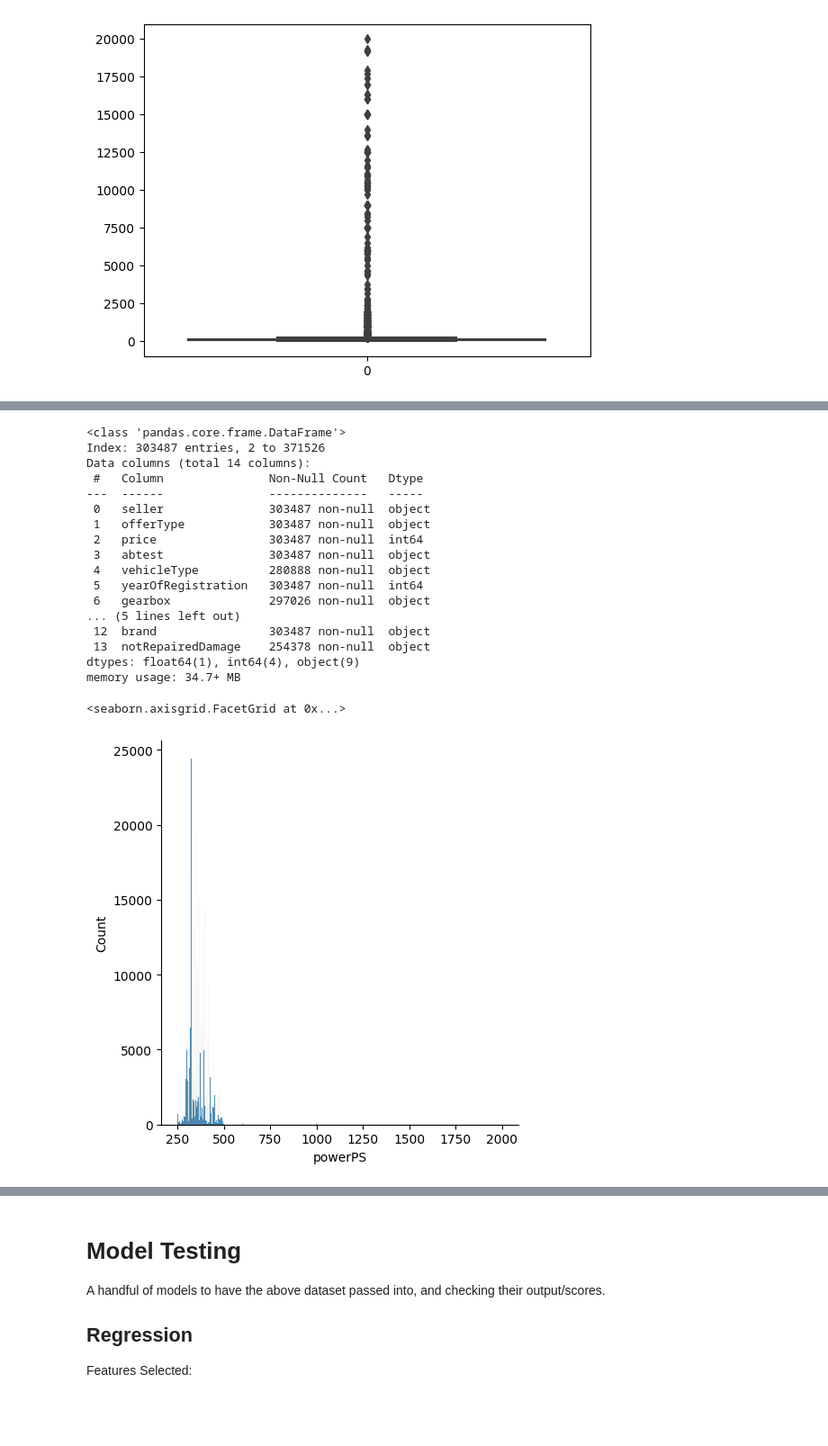
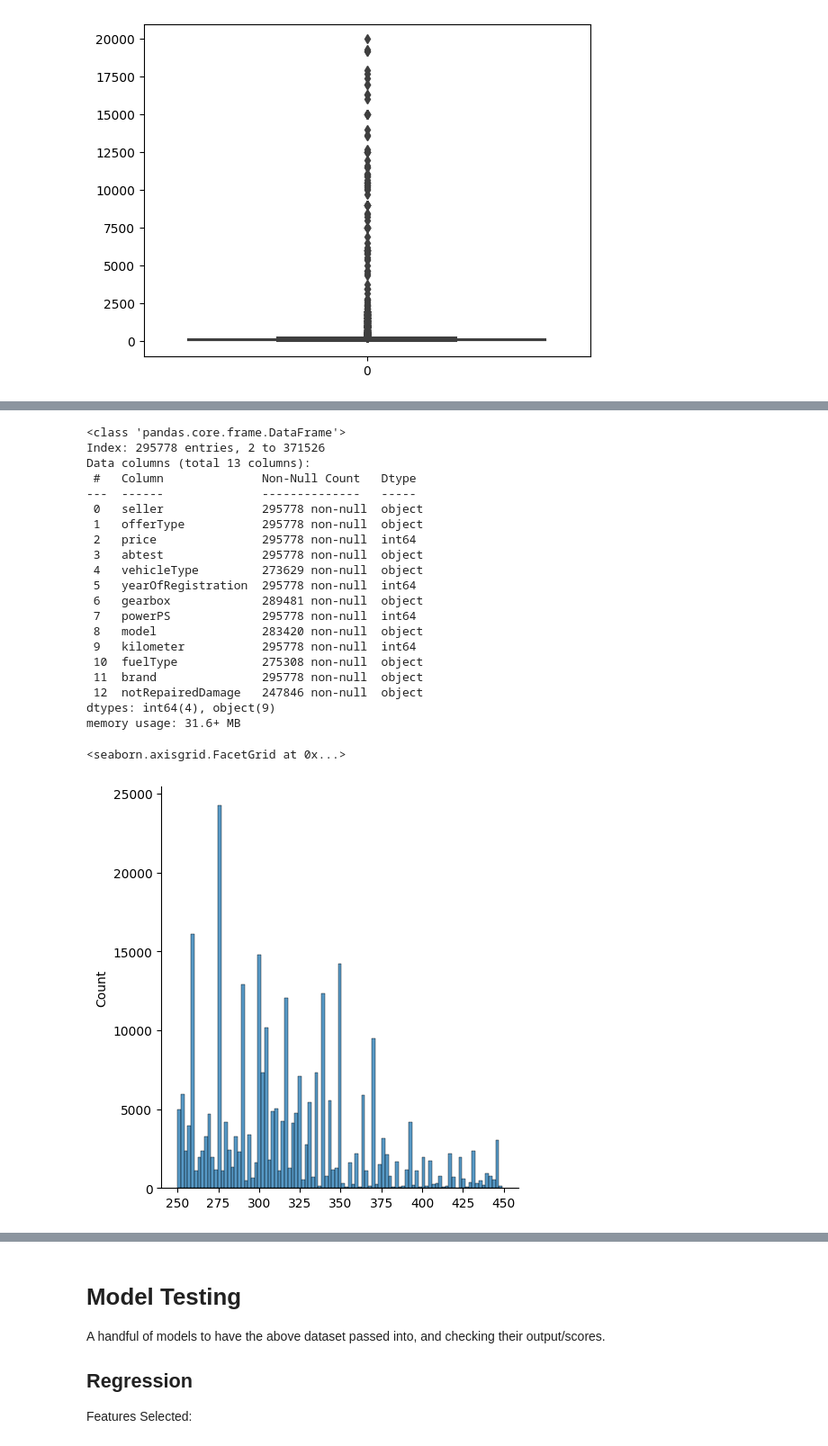
Before and after one commit to Supermjork/Much-Vroom, a Jupyter notebook: notebook/vroom.ipynb, the cells around one changed output, grey strips where cells are left out. Shown at 90% size. Cells and saved outputs as stored; diff of their text form; code cells hidden in the pictures; blank space fills up the shorter version.

```diff
--- a/notebook/vroom.ipynb
+++ b/notebook/vroom.ipynb
@@ -269,7 +269,7 @@ In columns such as Price, Power (Pferdestärke), Registration year.
 # postalCode
 # Last Seen (Similar enough dates)
 
-dropped_cols = ['dateCrawled', 'name', 'dateCreated', 'nrOfPictures', 'postalCode', 'lastSeen']
+dropped_cols = ['dateCrawled', 'name', 'dateCreated', 'nrOfPictures', 'postalCode', 'lastSeen', 'monthOfRegistration']
 
 en_carDat.drop(columns = dropped_cols, inplace = True)
 de_carDat.drop(columns = dropped_cols, inplace = True)
@@ -324,10 +324,10 @@ sns.boxplot(selected_data['yearOfRegistration'])
 # Filtering years
 # Filering on condition that registration year is no older than 1970
 # nor after current year
-selected_data = selected_data[((selected_data['yearOfRegistration'] < 2024))]
+selected_data = selected_data[(selected_data['yearOfRegistration'] < 2024) & (selected_data['yearOfRegistration'] >= 1970)]
 
 # Plotting to see improvement after filteration
-sns.boxplot(selected_data['yearOfRegistration'])
+sns.boxplot(selected_data['yearOfRegistration'].values)
 
 # Checking row losses (Around 2223 rows were filtered out)
 selected_data.info()
@@ -363,15 +366,15 @@ sns.boxplot(selected_data['price'])
 # using values obtained from certain statistics
 
 # Acquiring quartiles
-per25 = selected_data['price'].quantile(0.25)
-per75 = selected_data['price'].quantile(0.75)
+price_per25 = selected_data['price'].quantile(0.25)
+price_per75 = selected_data['price'].quantile(0.75)
 
 # InterQuartileRange (diff between 75% and 25%)
-iqr = per75 - per25
+iqr = price_per75 - price_per25
 
 # Limiting
-upperLim = per75 + 1.5 * iqr
-lowerLim = per25 - 1.5 * iqr
+upperLim = price_per75 + 1.5 * iqr
+lowerLim = price_per25 - 1.5 * iqr
 
 # Filtering
 selected_data = selected_data[(selected_data['price'] < upperLim) & (selected_data['price'] > lowerLim)]
@@ -413,7 +419,7 @@ sns.boxplot(selected_data['powerPS'])
 # an order of magnitude (single power of 10 (i.e. dividing by 10))
 # sounded like an alternative to keep the amount of data
 # around the given amount (~300k) instead of chopping off >2000 yielding 6k rows only
-selected_data['powerPS'] = np.where(selected_data['powerPS'] > 2000, selected_data['powerPS'] / 10, selected_data['powerPS'])
+selected_data['powerPS'] = np.where(selected_data['powerPS'] > 2000, selected_data['powerPS'] // 10, selected_data['powerPS'])
 
 selected_data.info()
 
@@ -441,34 +450,49 @@ memory usage: 47.4+ MB
 # %%
 # from above plot, we can see that the amount of cars with hp of 0
 # is exceeding a bearable threshold, hence removing them
 # would prove useful (Assuming loss of 40k rows won't be disasterous)
 
 selected_data = selected_data[selected_data['powerPS'] != 0]
 
-# Shifting values less that 250 by 249
+# Running the same filteration as we did with prices with IQR
+# Acquiring quartiles
+power_per25 = selected_data['powerPS'].quantile(0.25)
+power_per75 = selected_data['powerPS'].quantile(0.75)
 
-selected_data['powerPS'] = np.where(selected_data['powerPS'] < 250, selected_data['powerPS'] + 250, selected_data['powerPS'])
+# InterQuartileRange (diff between 75% and 25%)
+iqr = power_per75 - power_per25
+
+# Limiting
+upperLim = power_per75 + (1.5 * iqr)
+lowerLim = power_per25 - (1.5 * iqr)
+
+# Filtering
+selected_data = selected_data[(selected_data['powerPS'] < upperLim) & (selected_data['powerPS'] > lowerLim)]
+selected_data['powerPS'] = np.where(selected_data['powerPS'] < 250, selected_data['powerPS'] + 200, selected_data['powerPS'])
 
 selected_data.info()
 
-sns.displot(selected_data['powerPS'])
+sns.displot(selected_data['powerPS'].values)
 # %% [output]
 <class 'pandas.core.frame.DataFrame'>
-Index: 303487 entries, 2 to 371526
-Data columns (total 14 columns):
- #   Column               Non-Null Count   Dtype
----  ------               --------------   -----
- 0   seller               303487 non-null  object
- 1   offerType            303487 non-null  object
- 2   price                303487 non-null  int64
- 3   abtest               303487 non-null  object
- 4   vehicleType          280888 non-null  object
- 5   yearOfRegistration   303487 non-null  int64
- 6   gearbox              297026 non-null  object
-... (5 lines left out)
- 12  brand                303487 non-null  object
- 13  notRepairedDamage    254378 non-null  object
-dtypes: float64(1), int64(4), object(9)
-memory usage: 34.7+ MB
+Index: 295778 entries, 2 to 371526
+Data columns (total 13 columns):
+ #   Column              Non-Null Count   Dtype
+---  ------              --------------   -----
+ 0   seller              295778 non-null  object
+ 1   offerType           295778 non-null  object
+ 2   price               295778 non-null  int64
+ 3   abtest              295778 non-null  object
+ 4   vehicleType         273629 non-null  object
+ 5   yearOfRegistration  295778 non-null  int64
+ 6   gearbox             289481 non-null  object
+ 7   powerPS             295778 non-null  int64
+ 8   model               283420 non-null  object
+ 9   kilometer           295778 non-null  int64
+ 10  fuelType            275308 non-null  object
+ 11  brand               295778 non-null  object
+ 12  notRepairedDamage   247846 non-null  object
+dtypes: int64(4), object(9)
+memory usage: 31.6+ MB
 <seaborn.axisgrid.FacetGrid at 0x...>
-[figure, old version]
+[figure, new version]
```
Also changed, not shown: parts of 10 cells of this notebook.
